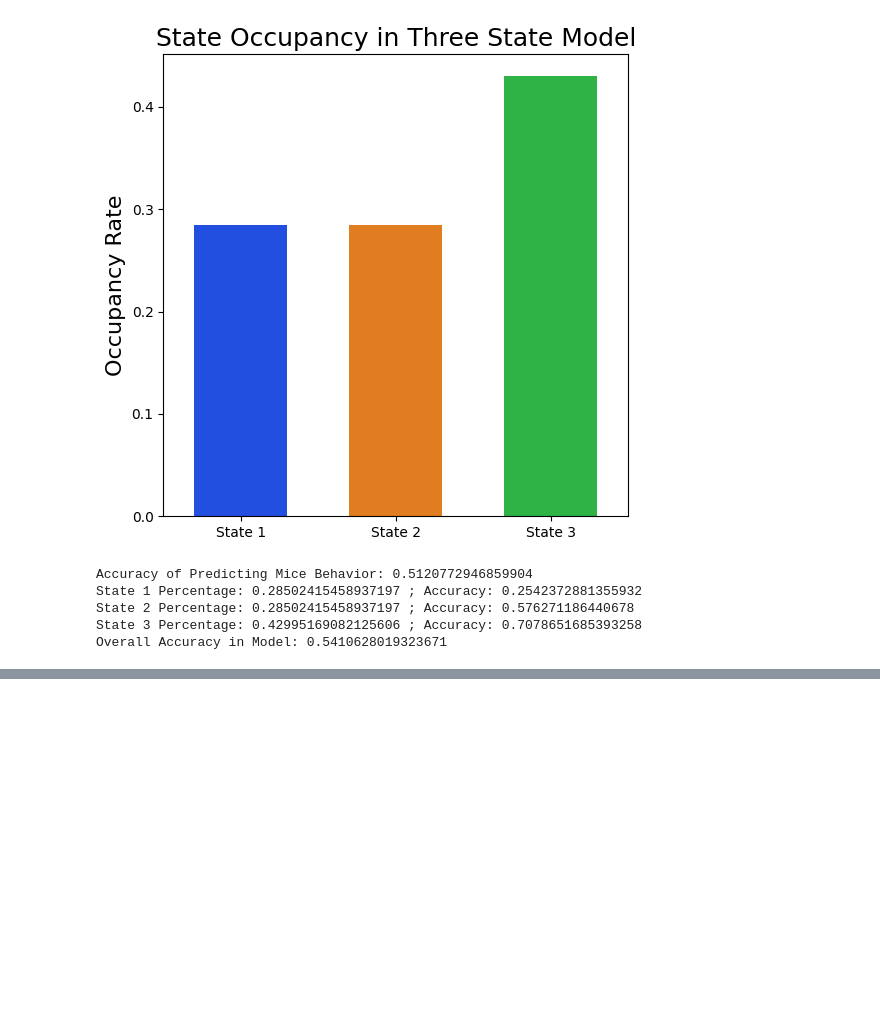
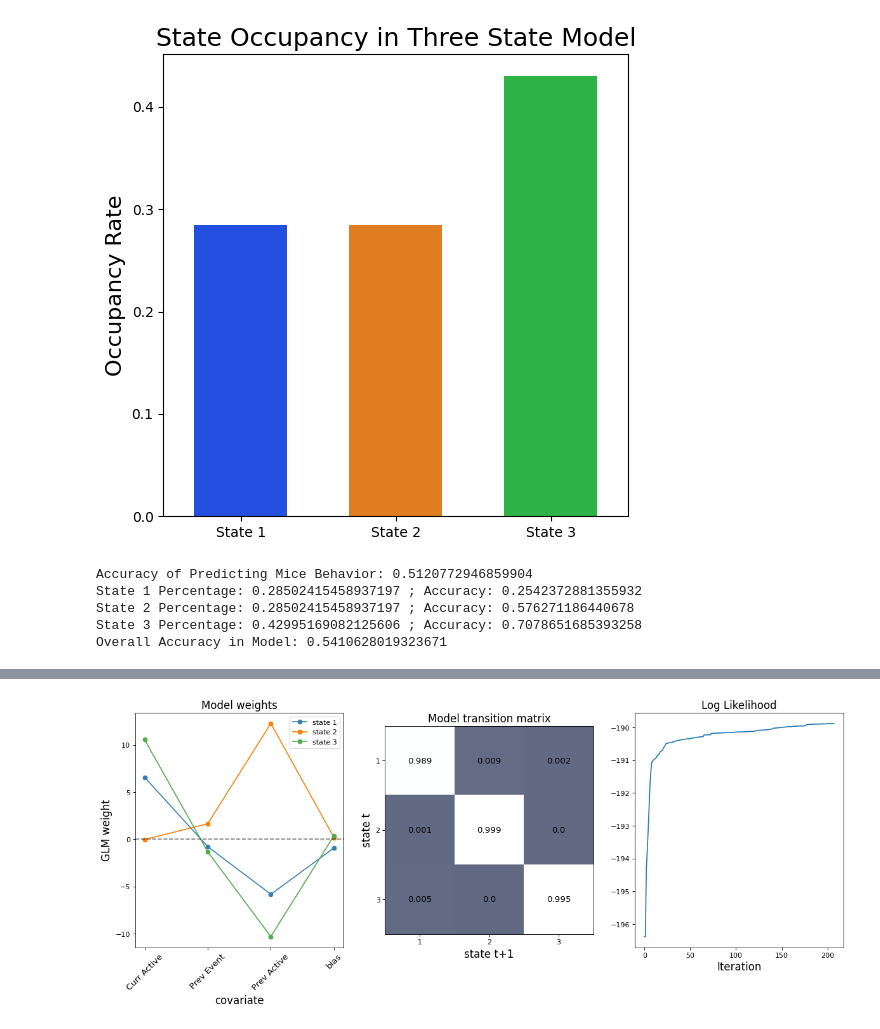
Before and after one commit to ftlabucsd/FEDUPP, a Jupyter notebook: HMM-GLM/GLM-HMM.ipynb, the cells around one changed output, grey strips where cells are left out. Saved outputs shown, nothing was run; the diff lists cells and outputs as text; code cells hidden in the pictures; blank space fills up the shorter version.

```diff
--- a/HMM-GLM/GLM-HMM.ipynb
+++ b/HMM-GLM/GLM-HMM.ipynb
@@ -41,0 +69,4 @@ Overall Accuracy in Model: 0.5410628019323671
+# %%
+uls.graph_model_parameters(model, log, True, True, True, False)
+# %% [output]
+[figure, added]
```
Also changed, not shown: parts of 25 cells of this notebook, 1 other file.
